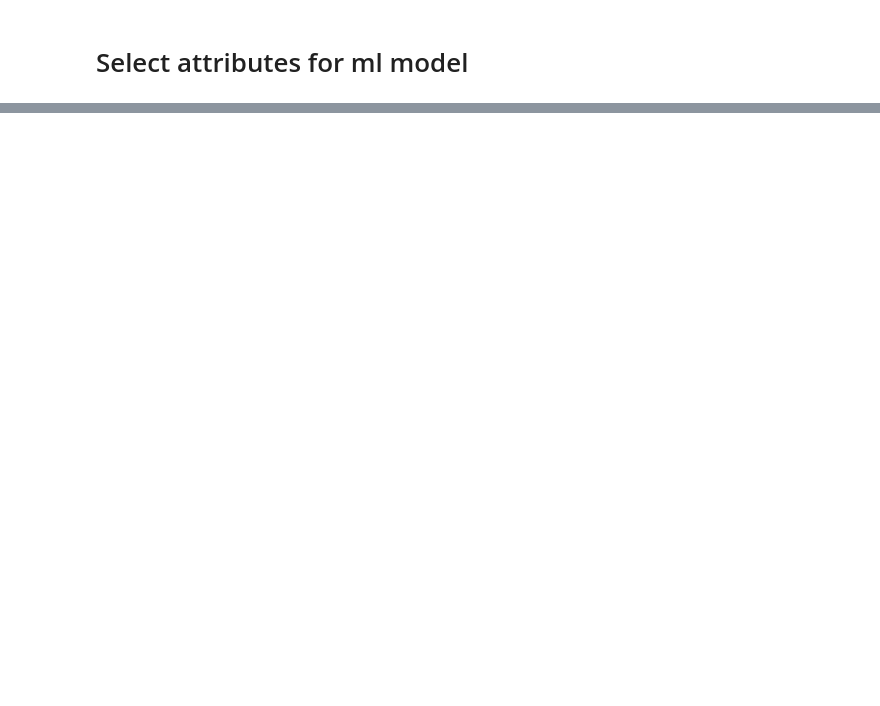
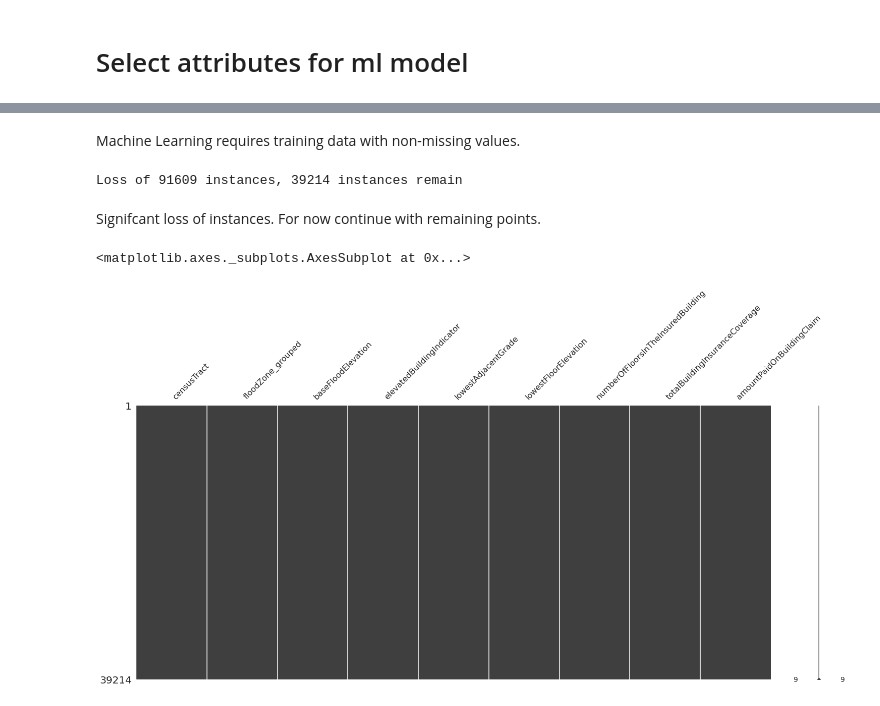
Before and after one commit to samroeslin/National-Flood-Insurance-Program, a Jupyter notebook: Flood_data_2005_event_Colab.ipynb, the cells around one changed output, grey strips where cells are left out. Saved outputs shown, nothing was run; the diff lists cells and outputs as text; code cells hidden in the pictures; blank space fills up the shorter version.

Commit message:
Variable selection, data prep, and Lin reg

```diff
--- a/Flood_data_2005_event_Colab.ipynb
+++ b/Flood_data_2005_event_Colab.ipynb
@@ -1311,10 +1870,10 @@ df_Katrina['numberOfFloorsInTheInsuredBuilding'].value_counts()
 # %% [markdown]
 # Select attributes for ml model
 # %%
-df_Katrina_selected = df_Katrina[['censusTract', 'floodZone_grouped',
-                                  'totalBuildingInsuranceCoverage', 'elevatedBuildingIndicator',
+df_Katrina_selected = df_Katrina[['censusTract',
+                                  'floodZone_grouped','baseFloodElevation', 'elevatedBuildingIndicator', 'lowestAdjacentGrade', 'lowestFloorElevation',
                                   'numberOfFloorsInTheInsuredBuilding',
-                                  'amountPaidOnBuildingClaim']]
+                                  'totalBuildingInsuranceCoverage', 'amountPaidOnBuildingClaim']]
 # %%
 # Check missing values
 msno.matrix(df_Katrina_selected)
@@ -1320,0 +1883,20 @@ msno.matrix(df_Katrina_selected)
+# %% [markdown]
+Machine Learning requires training data with non-missing values.
+# %%
+# Drop rows with missing values
+df_Katrina_selected_nomissing = df_Katrina_selected.dropna(axis=0)
+# %%
+# Loss of points
+lost_points = len(df_Katrina_selected) - len(df_Katrina_selected_nomissing)
+remaining_points = len(df_Katrina_selected_nomissing)
+print(f'Loss of {lost_points} instances, {remaining_points} instances remain.')
+# %% [output]
+Loss of 91609 instances, 39214 instances remain
+# %% [markdown]
+Signifcant loss of instances. For now continue with remaining points.
+# %%
+# Check missing values
+msno.matrix(df_Katrina_selected_nomissing)
+# %% [output]
+<matplotlib.axes._subplots.AxesSubplot at 0x...>
+[figure, added]
```
Also changed, not shown: parts of 144 cells of this notebook.
